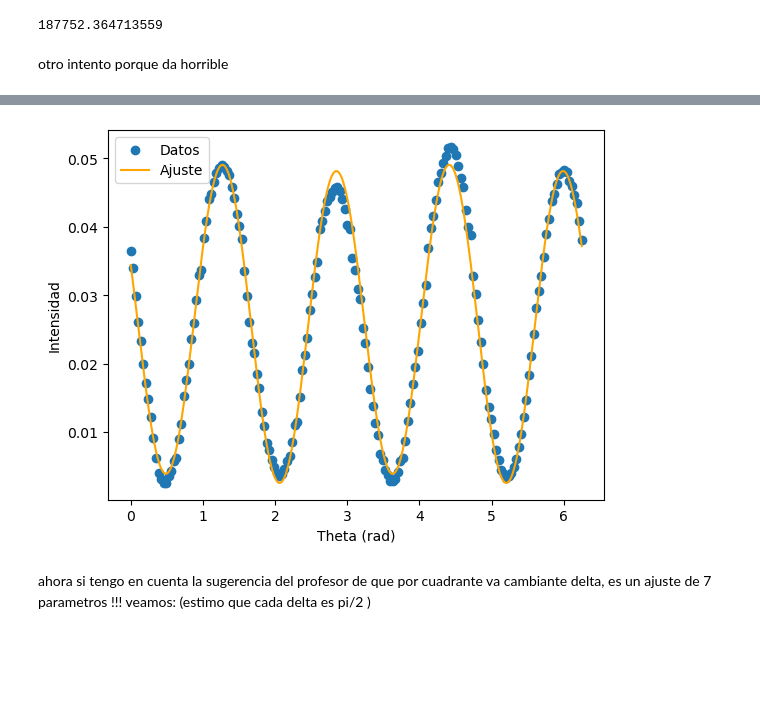
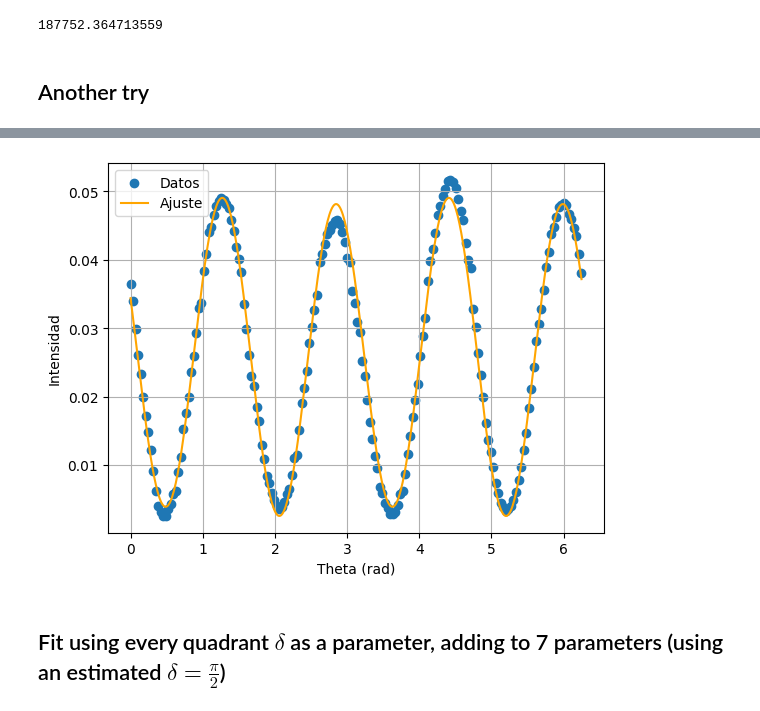
Before and after one commit to BernardoPironio/Polarimetro, a Jupyter notebook: correccion retardo.ipynb, the cells around one changed output, grey strips where cells are left out. Cells and saved outputs as stored; diff of their text form; code cells hidden in the pictures; blank space fills up the shorter version.

Commit message:
Acomodo codigo y corrijo celdas de cargado de datos

```diff
--- a/correccion retardo.ipynb
+++ b/correccion retardo.ipynb
@@ -374,5 +359,5 @@ aplico esto a las mediciones que hicimos
 # %%
-medicion = pd.read_csv('C:\\Users\\barcr\\Polarimetro\\Measurements\\medicion_manual_v0.1.csv')
+medicion = pd.read_csv('Measurements\\medicion_manual_v0.1.csv')
 I_med = medicion['voltaje']
 theta = medicion['angulo']*np.pi/180
 medicion.head()
@@ -690,5 +682,5 @@ quiero ver si puedo ajustar ahora la intensidad pero sin especificar como es del
 # %%
-medicion = pd.read_csv('C:\\Users\\barcr\\Polarimetro\\Measurements\\medicion_manual_v0.1.csv')
+medicion = pd.read_csv('Measurements\\medicion_manual_v0.1.csv')
 I_med = medicion['voltaje']
 theta = medicion['angulo']*np.pi/180
 medicion.head()
@@ -776,30 +773,25 @@ DOP2=(np.sqrt(S1**2+S2**2+S3**2))/S0
 print(DOP2)
 # %% [output]
 187752.364713559
-# %% [markdown]
-otro intento porque da horrible
+# %% [markdown]
+## Another try
 # %%
-import numpy as np
-import pandas as pd
-import matplotlib.pyplot as plt
-from scipy.optimize import least_squares
-
-# --- cargar datos ---
-medicion = pd.read_csv('C:\\Users\\barcr\\Polarimetro\\Measurements\\medicion_manual_v0.1.csv')
+# --- get data ---
+medicion = pd.read_csv('Measurements\\medicion_manual_v0.1.csv')
 
 I_med = medicion['voltaje'].values
 theta = medicion['angulo'].values * np.pi / 180  # radianes
 
-# --- modelo armónico ---
+# --- harmonic model ---
 def model(theta, A0, A2, A4c, A4s):
     return A0 + A2*np.sin(2*theta) + A4c*np.cos(4*theta) + A4s*np.sin(4*theta)
 
-# --- residuos ---
+# --- residuals ---
 def residuals(params):
     A0, A2, A4c, A4s = params
     return model(theta, A0, A2, A4c, A4s) - I_med
 
-# --- condiciones iniciales razonables ---
+# --- reazonable initial guesses ---
 initial_guess = [
     np.mean(I_med),   # A0
     0.0,              # A2
@@ -807,11 +799,11 @@ initial_guess = [
     0.01              # A4s
 ]
 
-# --- ajuste ---
+# --- fit ---
 result = least_squares(residuals, initial_guess)
 A0, A2, A4c, A4s = result.x
 
-# --- reconstrucción de Stokes efectivos ---
+# --- reconstruction of effective Stokes parameters ---
 S0 = 2*A0-2*A4c
 S1 = 4*A4c
 S2 = 4*A4s
@@ -826,13 +818,15 @@ print("S3 =", S3)
 DOP = np.sqrt(S1**2 + S2**2 + S3**2) / S0
 print("DOP =", DOP)
 
-# --- curva ajustada ---
+# --- fitted curve ---
 theta_fit = np.linspace(theta.min(), theta.max(), 500)
 I_fit = model(theta_fit, A0, A2, A4c, A4s)
 
-# --- gráfico ---
+# --- graph ---
 plt.scatter(theta, I_med, label="Datos")
 plt.plot(theta_fit, I_fit, label="Ajuste", color="orange")
+
+plt.grid()
 plt.xlabel("Theta (rad)")
 plt.ylabel("Intensidad")
 plt.legend()
@@ -846,4 +840,4 @@ DOP = 2.6060301740645144
-[figure, old version]
+[figure, new version]
-# %% [markdown]
-ahora si tengo en cuenta la sugerencia del profesor de que por cuadrante va cambiante delta, es un ajuste de 7 parametros !!! veamos: (estimo que cada delta es pi/2 )
+# %% [markdown]
+## Fit using every quadrant $\delta$ as a parameter, adding to 7 parameters (using an estimated $\delta = \frac{\pi}{2}$)
 # %%
```
Also changed, not shown: parts of 28 cells of this notebook.
